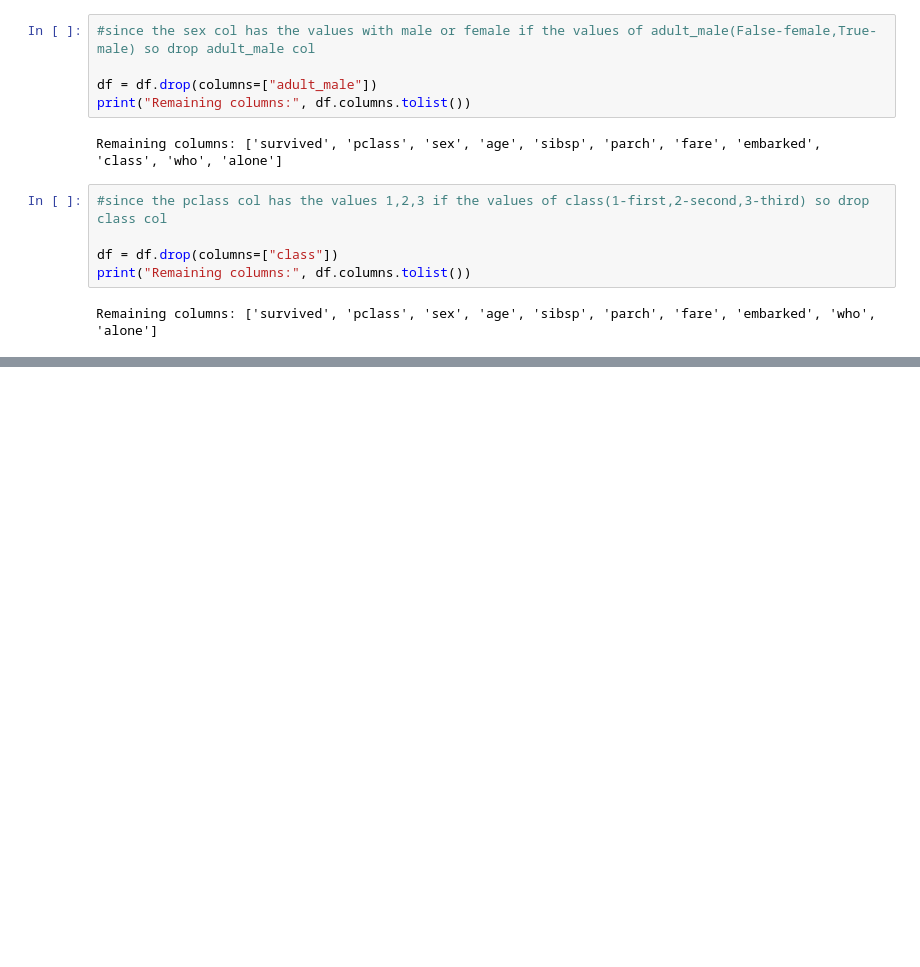
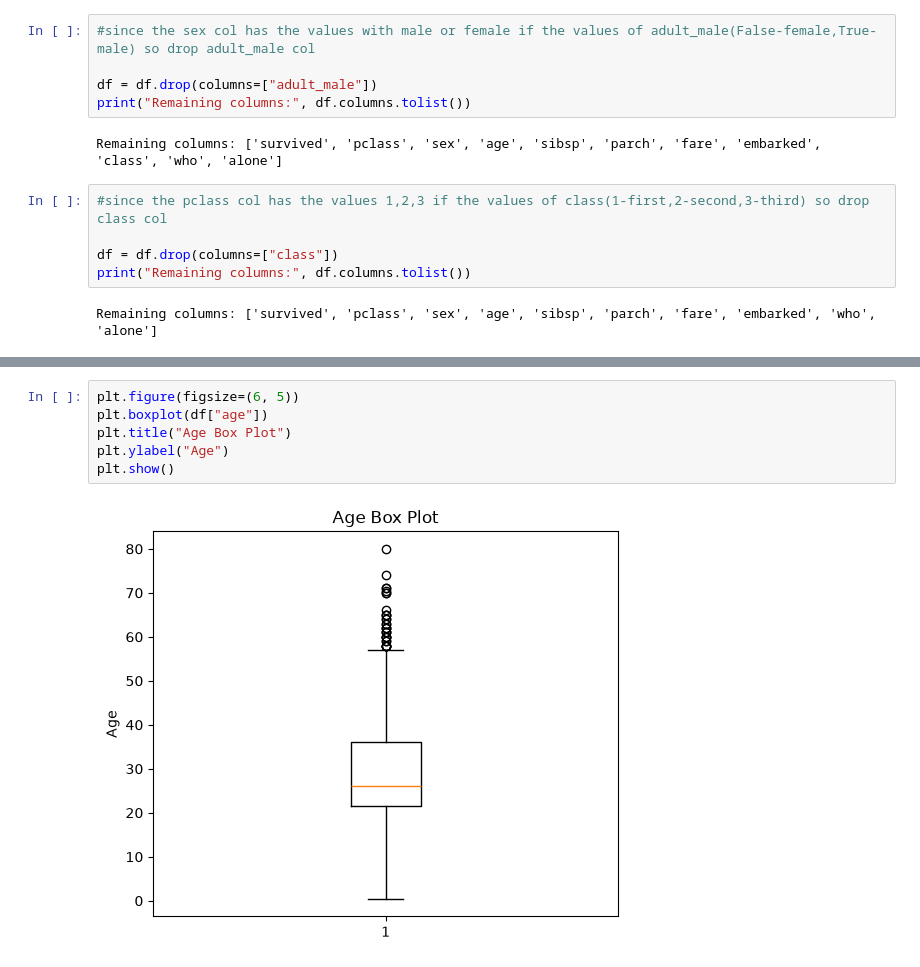
Before and after one commit to PremChandJanga/Capstone-Project, a Jupyter notebook: analytics/notebooks/01_eda.ipynb, the cells around one changed output, grey strips where cells are left out. Saved outputs shown, nothing was run; the diff lists cells and outputs as text; blank space fills up the shorter version.

```diff
--- a/analytics/notebooks/01_eda.ipynb
+++ b/analytics/notebooks/01_eda.ipynb
@@ -166,0 +187,8 @@ Remaining columns: ['survived', 'pclass', 'sex', 'age', 'sibsp', 'parch', 'fare'
+# %%
+plt.figure(figsize=(6, 5))
+plt.boxplot(df["age"])
+plt.title("Age Box Plot")
+plt.ylabel("Age")
+plt.show()
+# %% [output]
+[figure, added]
```
Also changed, not shown: parts of 3 cells of this notebook, 1 other file.
